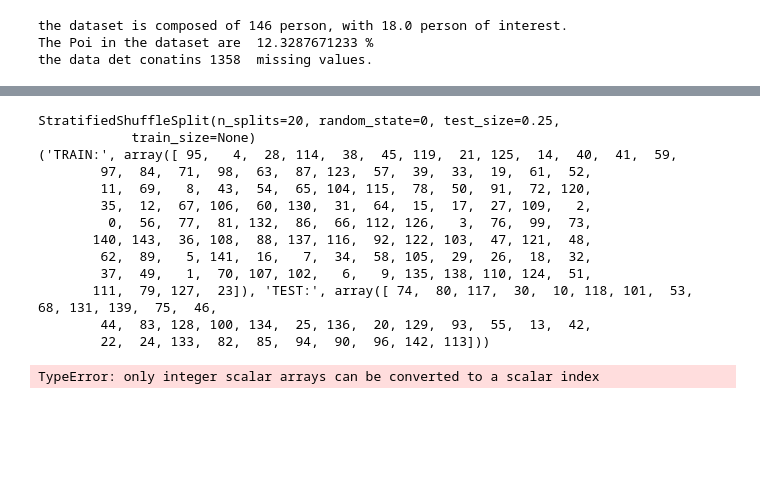
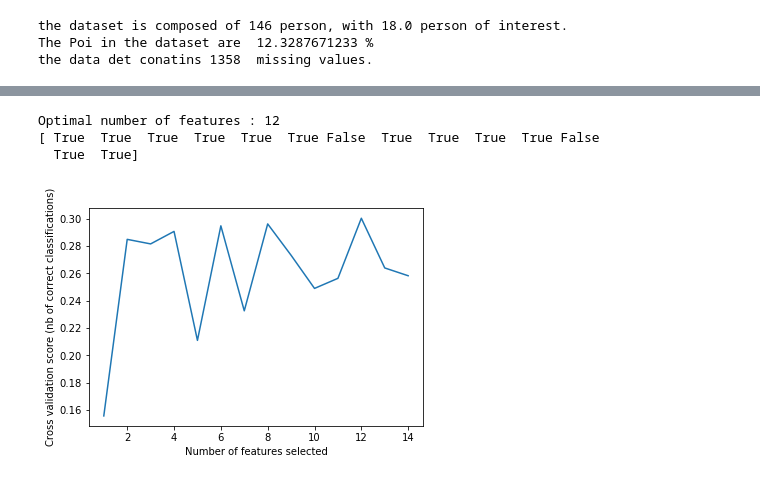
Before and after one commit to suadesh/Enron_Email_Dataset_POI_Identifier, a Jupyter notebook: Untitled.ipynb, the cells around one changed output, grey strips where cells are left out. Cells and saved outputs as stored; diff of their text form; code cells hidden in the pictures; blank space fills up the shorter version.

```diff
--- a/Untitled.ipynb
+++ b/Untitled.ipynb
@@ -175,0 +198,25 @@ the data det conatins 1358  missing values.
+# %%
+import matplotlib.pyplot as plt
+from sklearn.cross_validation import StratifiedKFold
+from sklearn.feature_selection import RFECV
+from sklearn.model_selection import StratifiedShuffleSplit
+from sklearn.ensemble import AdaBoostClassifier
+
+clf= AdaBoostClassifier(learning_rate = 0.9,n_estimators=75)
+rfecv = RFECV(estimator=clf, step=1, cv=StratifiedShuffleSplit(n_splits=20, test_size=0.25, random_state=0),
+          scoring='precision')
+rfecv.fit(features, labels)
+print("Optimal number of features : %d" % rfecv.n_features_)
+print rfecv.support_
+#features=features[:,rfecv.support_]
+# Plot number of features VS. cross-validation scores
+plt.figure()
+plt.xlabel("Number of features selected")
+plt.ylabel("Cross validation score (nb of correct classifications)")
+plt.plot(range(1, len(rfecv.grid_scores_) + 1), rfecv.grid_scores_)
+plt.show()
+# %% [output]
+Optimal number of features : 12
+[ True  True  True  True  True  True False  True  True  True  True False
+  True  True]
+[figure, added]
@@ -188,28 +251,3 @@ the data det conatins 1358  missing values.
 # for index in indices:
 #     print 'features: %s score: %f' % (features_list[index + 1], skbest.scores_[index])
 #     n_list.append(features_list[index + 1])
-# %%
-from sklearn.model_selection import StratifiedShuffleSplit
-sss = StratifiedShuffleSplit(n_splits=20, test_size=0.25, random_state=0)
-sss.get_n_splits(features,labels)
-print sss
-
-for train_index, test_index in sss.split(features, labels):
-    print("TRAIN:", train_index, "TEST:", test_index)
-    X_train, X_test = features[train_index], features[test_index]
-    y_train, y_test = labels[train_index], labels[test_index]
-# %% [output]
-StratifiedShuffleSplit(n_splits=20, random_state=0, test_size=0.25,
-            train_size=None)
-('TRAIN:', array([ 95,   4,  28, 114,  38,  45, 119,  21, 125,  14,  40,  41,  59,
-        97,  84,  71,  98,  63,  87, 123,  57,  39,  33,  19,  61,  52,
-        11,  69,   8,  43,  54,  65, 104, 115,  78,  50,  91,  72, 120,
-        35,  12,  67, 106,  60, 130,  31,  64,  15,  17,  27, 109,   2,
-         0,  56,  77,  81, 132,  86,  66, 112, 126,   3,  76,  99,  73,
-       140, 143,  36, 108,  88, 137, 116,  92, 122, 103,  47, 121,  48,
-        62,  89,   5, 141,  16,   7,  34,  58, 105,  29,  26,  18,  32,
-        37,  49,   1,  70, 107, 102,   6,   9, 135, 138, 110, 124,  51,
-       111,  79, 127,  23]), 'TEST:', array([ 74,  80, 117,  30,  10, 118, 101,  53,  68, 131, 139,  75,  46,
-        44,  83, 128, 100, 134,  25, 136,  20, 129,  93,  55,  13,  42,
-        22,  24, 133,  82,  85,  94,  90,  96, 142, 113]))
-TypeError: only integer scalar arrays can be converted to a scalar index
```
Also changed, not shown: parts of 17 cells of this notebook, 5 other files.
